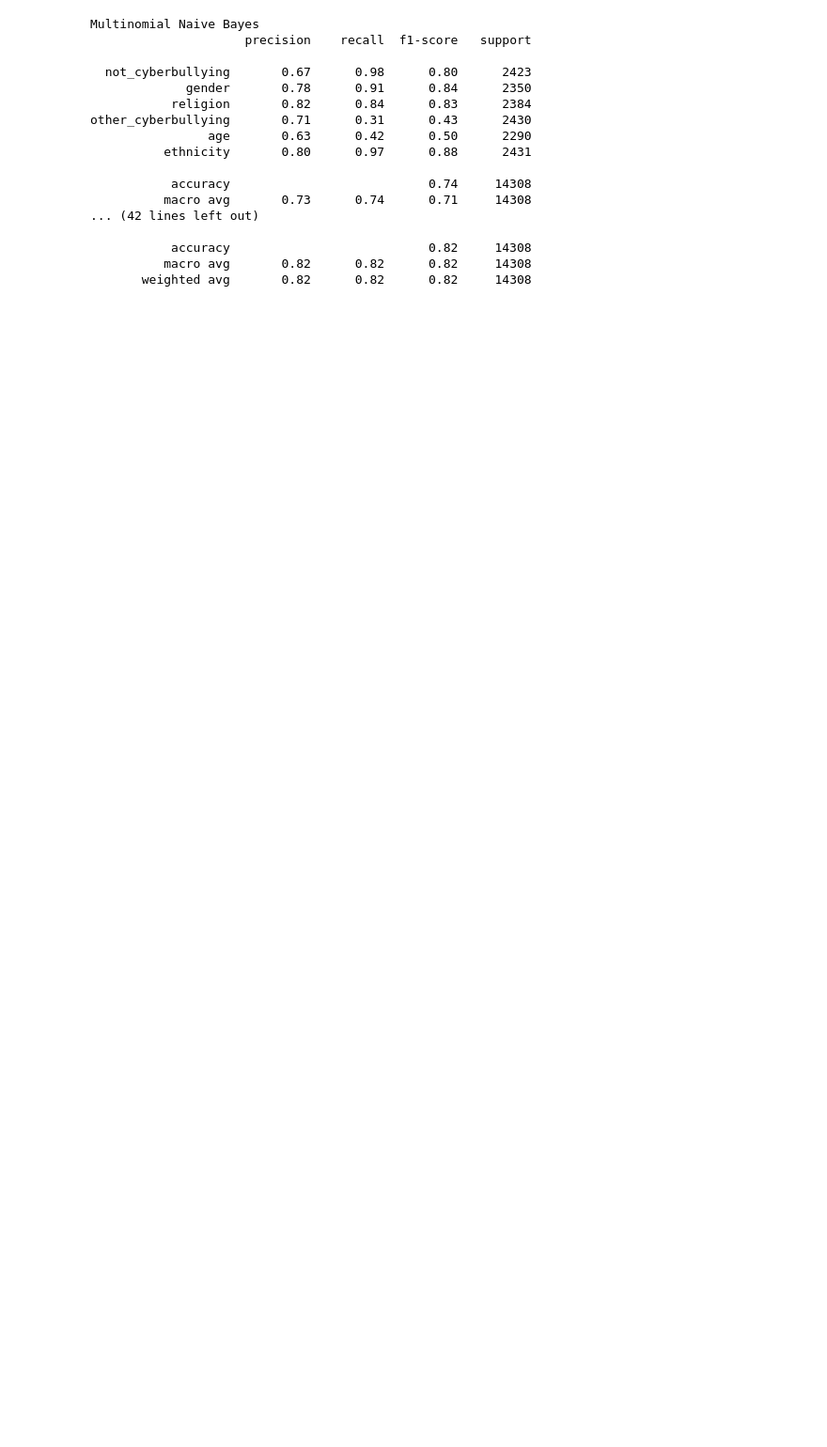
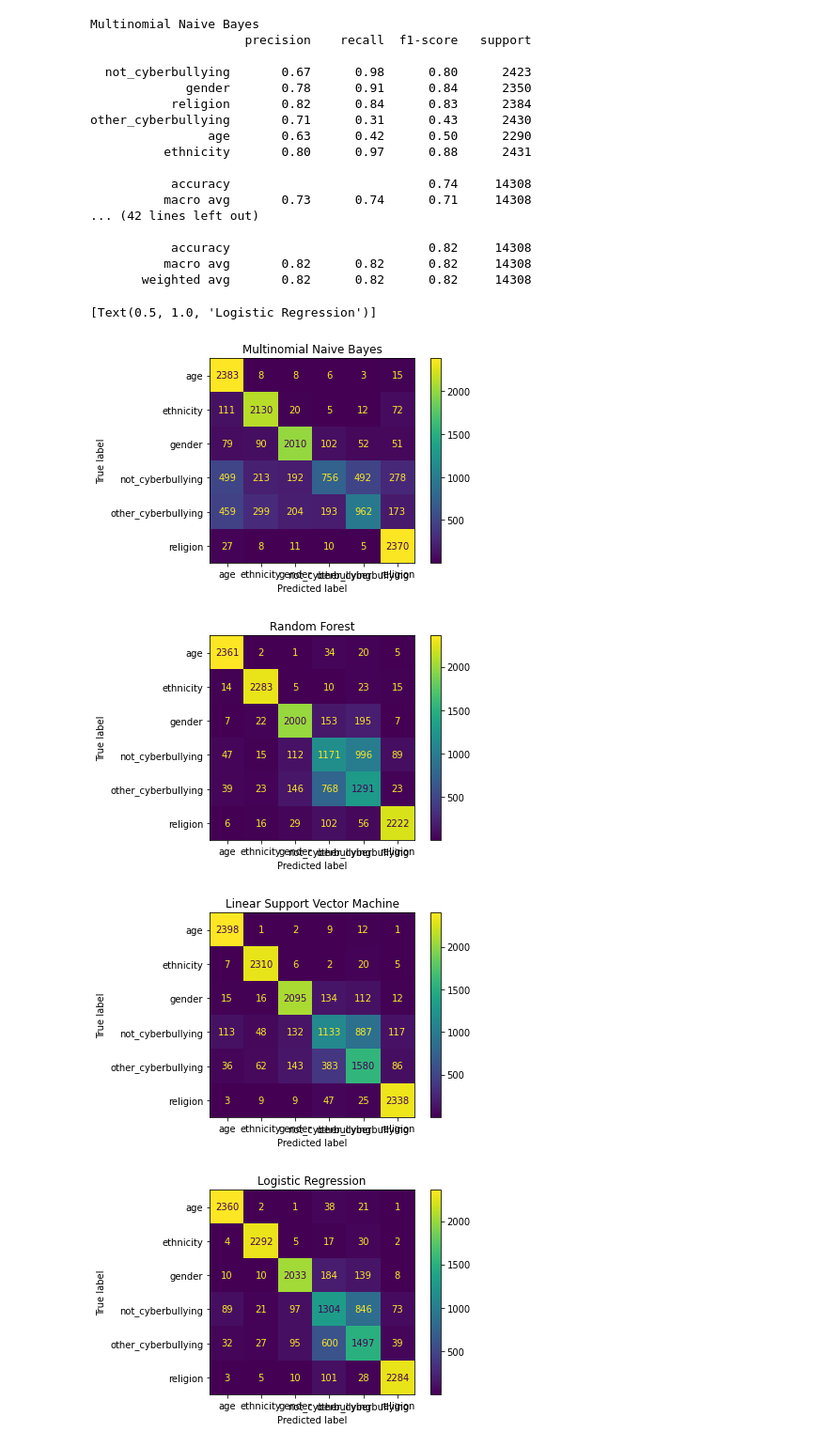
Before and after one commit to hjdeck/Cyberbullying-Classification, a Jupyter notebook: Cyberbullying_Classification.ipynb, the cells around one changed output. Shown at 94% size. Saved outputs shown, nothing was run; the diff lists cells and outputs as text; code cells hidden in the pictures; blank space fills up the shorter version.

Commit message:
added confusion matrix display

```diff
--- a/Cyberbullying_Classification.ipynb
+++ b/Cyberbullying_Classification.ipynb
@@ -203,3 +204,30 @@ other_cyberbullying       0.71      0.31      0.43      2430
            accuracy                           0.82     14308
           macro avg       0.82      0.82      0.82     14308
        weighted avg       0.82      0.82      0.82     14308
+# %%
+# confusion matrix
+MNB_cm = metrics.confusion_matrix(test_data.cyberbullying_type, MNB_labels, labels = MNB_model.classes_)
+MNB_cmd = metrics.ConfusionMatrixDisplay(confusion_matrix = MNB_cm, display_labels = MNB_model.classes_)
+MNB_cmd.plot()
+MNB_cmd.ax_.set(title = 'Multinomial Naive Bayes')
+
+RF_cm = metrics.confusion_matrix(test_data.cyberbullying_type, RF_labels, labels = RF_model.classes_)
+RF_cmd = metrics.ConfusionMatrixDisplay(confusion_matrix = RF_cm, display_labels = RF_model.classes_)
+RF_cmd.plot()
+RF_cmd.ax_.set(title = 'Random Forest')
+
+SVM_cm = metrics.confusion_matrix(test_data.cyberbullying_type, SVM_labels, labels = SVM_model.classes_)
+SVM_cmd = metrics.ConfusionMatrixDisplay(confusion_matrix = SVM_cm, display_labels = SVM_model.classes_)
+SVM_cmd.plot()
+SVM_cmd.ax_.set(title = 'Linear Support Vector Machine')
+
+LR_cm = metrics.confusion_matrix(test_data.cyberbullying_type, LR_labels, labels = LR_model.classes_)
+LR_cmd = metrics.ConfusionMatrixDisplay(confusion_matrix = LR_cm, display_labels = LR_model.classes_)
+LR_cmd.plot()
+LR_cmd.ax_.set(title = 'Logistic Regression')
+# %% [output]
+[Text(0.5, 1.0, 'Logistic Regression')]
+[figure, added]
+[figure, added]
+[figure, added]
+[figure, added]
```
Also changed, not shown: parts of 2 cells of this notebook.
